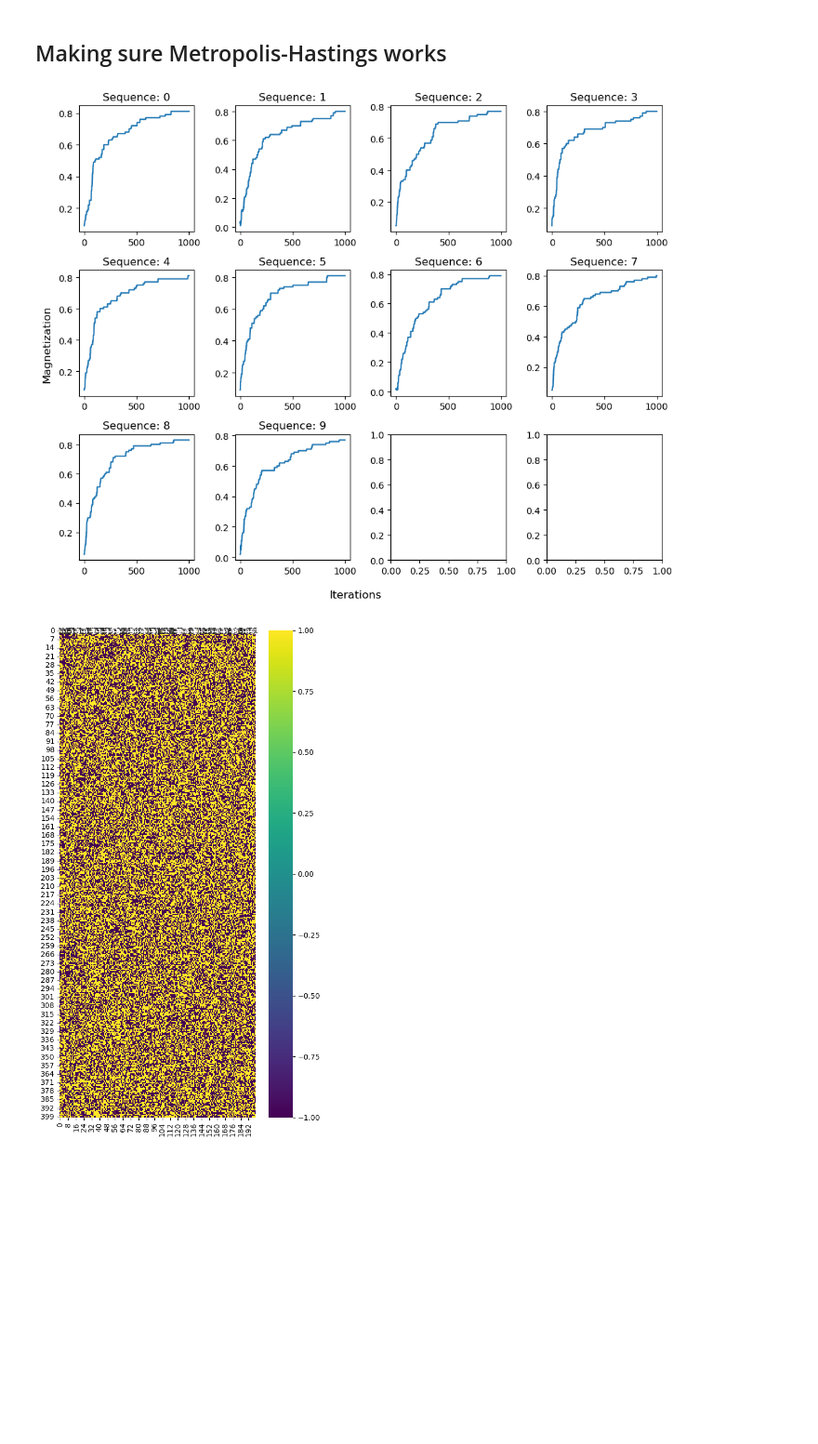
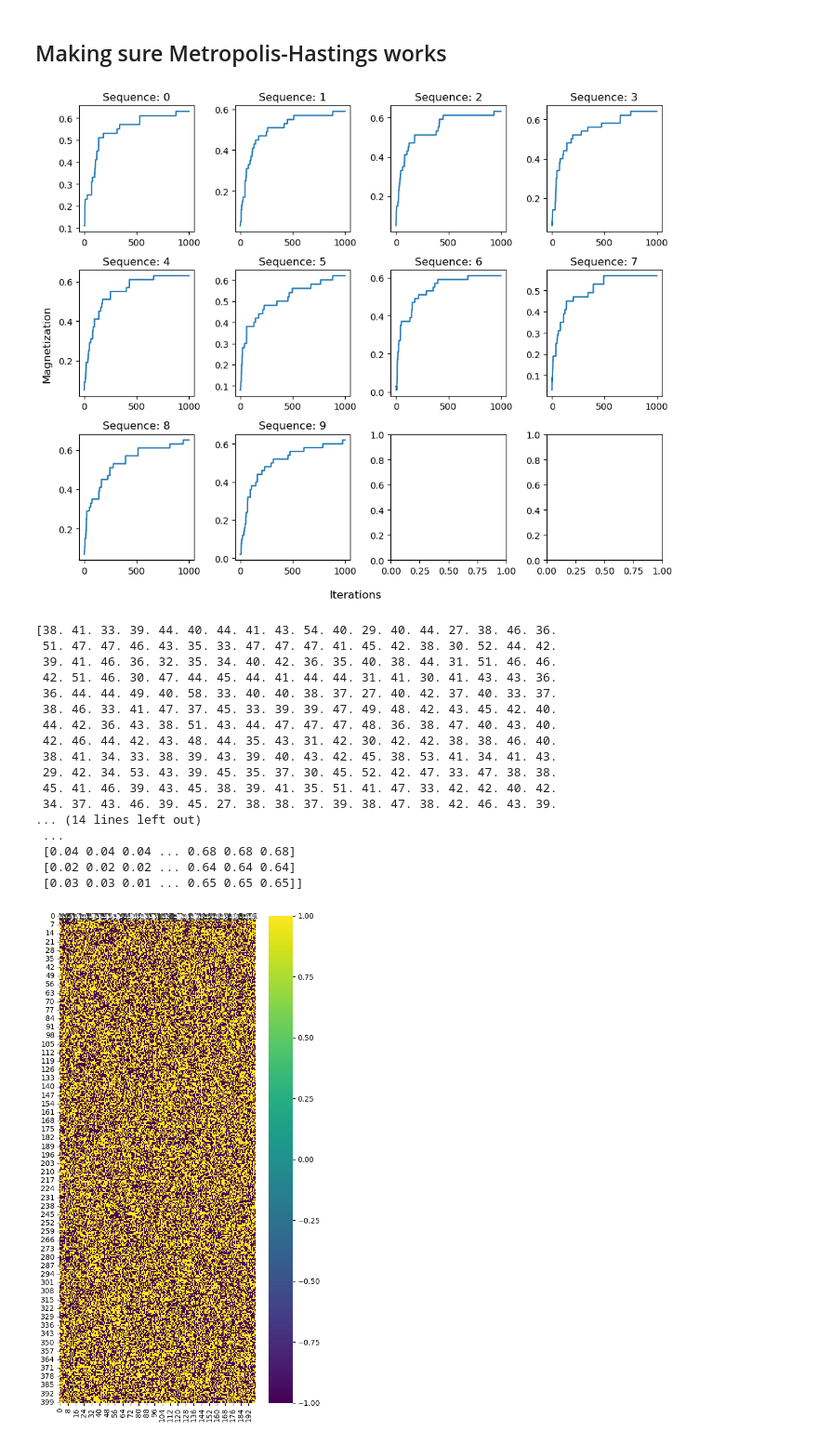
Before and after one commit to marindigen/semester-project-II, a Jupyter notebook: met_hast_correct.ipynb, the cells around one changed output. Shown at 93% size. Saved outputs shown, nothing was run; the diff lists cells and outputs as text; code cells hidden in the pictures; blank space fills up the shorter version.

Commit message:
Need to fix materopolis-hastings

```diff
--- a/met_hast_correct.ipynb
+++ b/met_hast_correct.ipynb
@@ -19,7 +19,9 @@ def energy(sequence, J):
 
 def set_interaction_mat(size, prob=[0.5,0.5]):
     J = np.random.choice([0,1],(size,size),p=prob) # interaction matrix
-    J = (J.T + J)/2
+    J = J.T + J
+    J[J==2] = 1
+    J[J==-2] = -1
     return J
 # %%
 def propose_sequence(current_sequence, num_of_flips=1, prob=0.5):
@@ -33,9 +35,9 @@ def propose_sequence(current_sequence, num_of_flips=1, prob=0.5):
     """
     new_sequence = current_sequence.copy()
     flip_indices = np.random.choice(len(new_sequence), num_of_flips, replace=False)
-    flip_decisions = np.random.uniform(0, 1, size=num_of_flips) < prob
+    #flip_decisions = np.random.uniform(0, 1, size=num_of_flips) < prob
     #new_sequence[flip_indices] = -new_sequence[flip_indices]
-    new_sequence[flip_indices[flip_decisions]] *= -1
+    new_sequence[flip_indices] *= -1
     return new_sequence
 '''
 def propose_sequence(x, num_of_flips, prob):
@@ -96,22 +98,29 @@ def metropolis_hastings(J, initial_sequences, num_iters, T=1.0, num_of_flips=1):
         list of np.array: Final sequences after iterations.
     """
     current_sequences = initial_sequences.copy()
-    prob = 1.0 - np.exp(-2.0 *1/T)
     log_sequences = np.zeros((len(current_sequences), num_iters))
+    updated_log_sequences = []
+    accepted_states = np.zeros(len(current_sequences))
     for n in range(num_iters):
         for i in range(len(current_sequences)):
-            proposed_sequence = propose_sequence(current_sequences[i], num_of_flips, prob)
+            proposed_sequence = propose_sequence(current_sequences[i], num_of_flips)
             current_energy = energy(current_sequences[i], J)
             proposed_energy = energy(proposed_sequence, J)
             energy_difference = proposed_energy - current_energy
-            #if (np.exp(current_energy/T) - np.exp(proposed_energy/T)) < 0 and (np.exp((current_energy - proposed_energy)/T) < prob):
-            #if np.exp(-(current_energy - proposed_energy) / T) < np.random.rand():
-            #if energy_difference < 0 or np.random.rand() < np.exp(-energy_difference / T):
-            #if (energy_difference < 0) and (np.exp(energy_difference / T) < np.random.rand()):
-            if energy_difference < 0:
+            if (energy_difference < 0):
                 current_sequences[i] = proposed_sequence
+                accepted_states[i]+=1
+
+            else:
+                if np.random.uniform(0,1)<np.exp(-energy_difference/T):
+                    current_sequences[i] = proposed_sequence
+                    #log_sequences[:,accepted_states[i]] = np.absolute(np.sum(np.array(current_sequences), axis=1))
+                    accepted_states[i]+=1
         log_sequences[:,n] = np.absolute(np.sum(np.array(current_sequences), axis=1)/len(current_sequences[0]))
-    return current_sequences, log_sequences
+
+    #for i in range(len(current_sequences)):
+    #    updated_log_sequences.append(np.unique(log_sequences[i,:]))
+    return current_sequences, log_sequences, accepted_states
 
 # Example usage:
 np.random.seed(42)  # For reproducibility
@@ -121,27 +130,45 @@ num_sequences = 400  # Number of sequences
 J = set_interaction_mat(size) # Example interaction matrix, should be symmetric
 initial_sequences = [np.random.choice([-1, 1], size=size) for _ in range(num_sequences)]
 
-final_sequences, log_sequences = metropolis_hastings(J, initial_sequences, num_iters=1000, T=1.0, num_of_flips=5)
-
+final_sequences, log_sequences, accepted_states = metropolis_hastings(J, initial_sequences, num_iters=1000, T=5.0, num_of_flips=10)
 # Final_sequences contains the sequences after they have potentially reached their stable states
 # %%
 def plotting_magnetization(log_sequences):
     fig, ax = plt.subplots(3, 4, figsize=(10,8))
     k = 0
     for i in range(3):
         for j in range(4):
-            ax[i,j].plot(np.arange(1000), log_sequences[k][:1000])
+            ax[i,j].plot(np.arange(1000), log_sequences[k])
             ax[i,j].set_title("Sequence: "+str(k))
             k +=1
             if k == 10:
                 break
     fig.supxlabel("Iterations")
     fig.supylabel("Magnetization")
     plt.tight_layout()
     plt.show()
 plotting_magnetization(log_sequences)
+print(accepted_states)
+print(log_sequences)
 # %% [output]
-[figure, old version]
+[figure, new version]
+[38. 41. 33. 39. 44. 40. 44. 41. 43. 54. 40. 29. 40. 44. 27. 38. 46. 36.
+ 51. 47. 47. 46. 43. 35. 33. 47. 47. 47. 41. 45. 42. 38. 30. 52. 44. 42.
+ 39. 41. 46. 36. 32. 35. 34. 40. 42. 36. 35. 40. 38. 44. 31. 51. 46. 46.
+ 42. 51. 46. 30. 47. 44. 45. 44. 41. 44. 44. 31. 41. 30. 41. 43. 43. 36.
+ 36. 44. 44. 49. 40. 58. 33. 40. 40. 38. 37. 27. 40. 42. 37. 40. 33. 37.
+ 38. 46. 33. 41. 47. 37. 45. 33. 39. 39. 47. 49. 48. 42. 43. 45. 42. 40.
+ 44. 42. 36. 43. 38. 51. 43. 44. 47. 47. 47. 48. 36. 38. 47. 40. 43. 40.
+ 42. 46. 44. 42. 43. 48. 44. 35. 43. 31. 42. 30. 42. 42. 38. 38. 46. 40.
+ 38. 41. 34. 33. 38. 39. 43. 39. 40. 43. 42. 45. 38. 53. 41. 34. 41. 43.
+ 29. 42. 34. 53. 43. 39. 45. 35. 37. 30. 45. 52. 42. 47. 33. 47. 38. 38.
+ 45. 41. 46. 39. 43. 45. 38. 39. 41. 35. 51. 41. 47. 33. 42. 42. 40. 42.
+ 34. 37. 43. 46. 39. 45. 27. 38. 38. 37. 39. 38. 47. 38. 42. 46. 43. 39.
+... (14 lines left out)
+ ...
+ [0.04 0.04 0.04 ... 0.68 0.68 0.68]
+ [0.02 0.02 0.02 ... 0.64 0.64 0.64]
+ [0.03 0.03 0.01 ... 0.65 0.65 0.65]]
 # %%
 plt.figure(figsize=(6,12))
 sns.heatmap(np.array(initial_sequences), cmap='viridis', annot=True)
```
Also changed, not shown: parts of 13 cells of this notebook.
